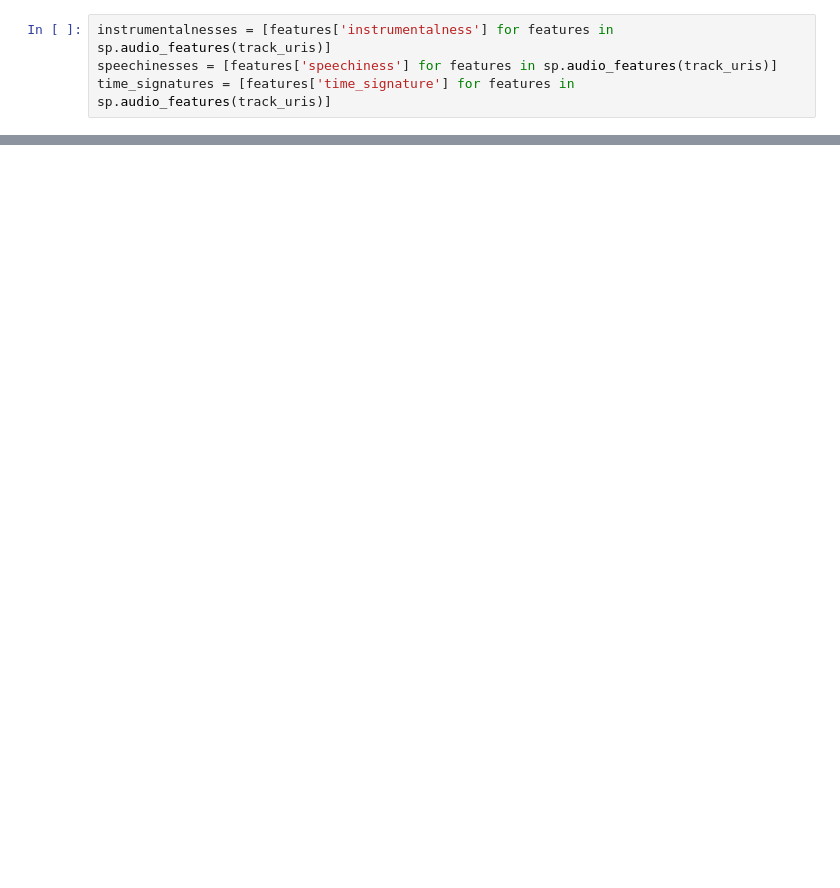
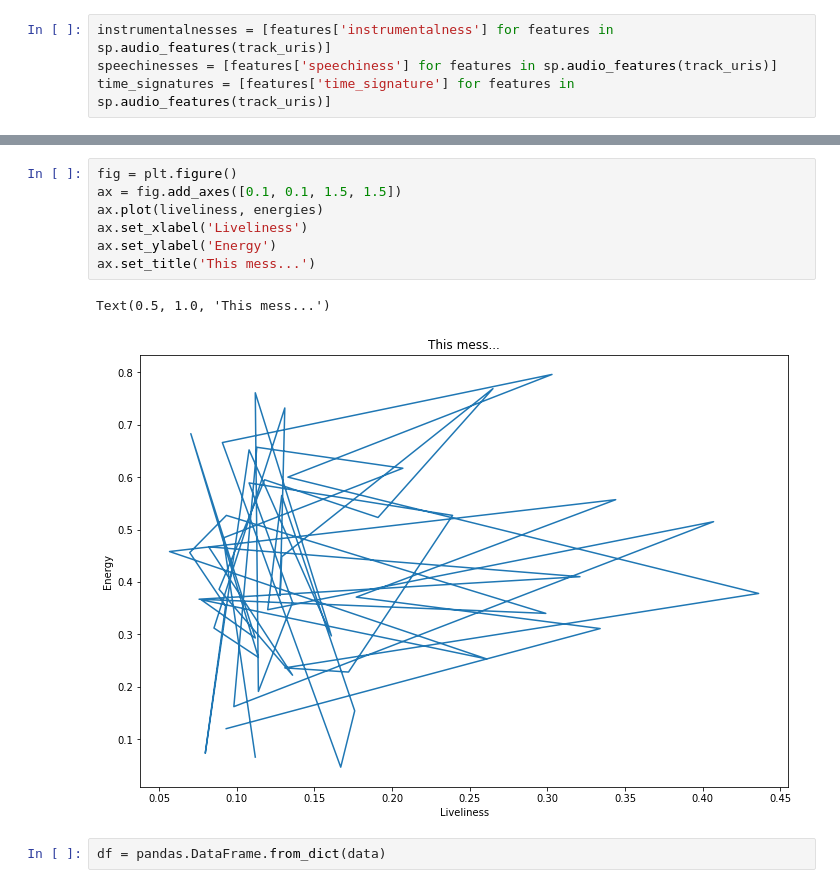
Before and after one commit to aqthai/spotify_analyzer, a Jupyter notebook: playlist_analyzer.ipynb, the cells around one changed output, grey strips where cells are left out. Cells and saved outputs as stored; diff of their text form; blank space fills up the shorter version.

```diff
--- a/playlist_analyzer.ipynb
+++ b/playlist_analyzer.ipynb
@@ -127,0 +137,12 @@ ax.legend()
+# %%
+fig = plt.figure()
+ax = fig.add_axes([0.1, 0.1, 1.5, 1.5])
+ax.plot(liveliness, energies)
+ax.set_xlabel('Liveliness')
+ax.set_ylabel('Energy')
+ax.set_title('This mess...')
+# %% [output]
+Text(0.5, 1.0, 'This mess...')
+[figure, added]
+# %%
+df = pandas.DataFrame.from_dict(data)
```
Also changed, not shown: parts of 6 cells of this notebook, 1 other file.
